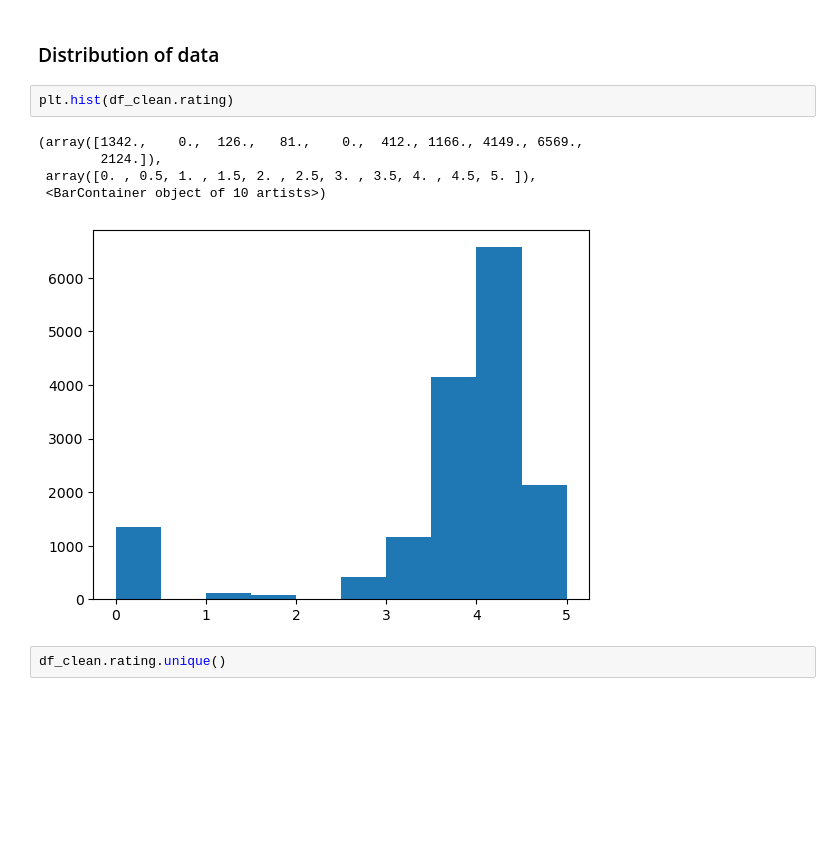
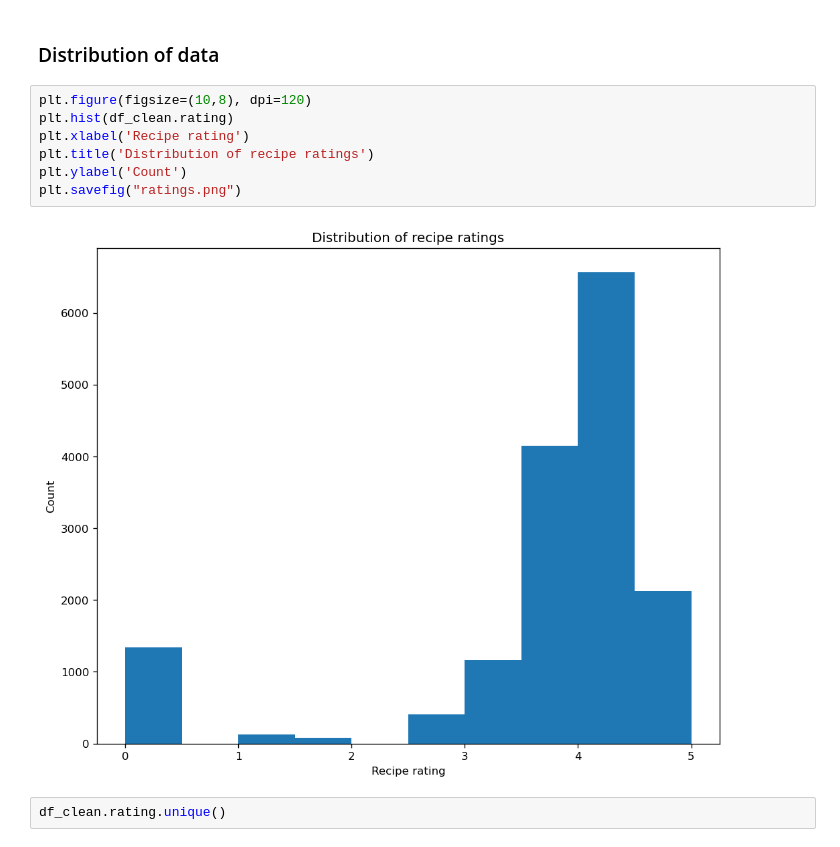
Before and after one commit to lalanamika/capstone-anamika, a Jupyter notebook: notebooks/01-EDA-2-Epicurious-Recipes-With-Rating.ipynb, the cells around one changed output. Cells and saved outputs as stored; diff of their text form; blank space fills up the shorter version.

```diff
--- a/notebooks/01-EDA-2-Epicurious-Recipes-With-Rating.ipynb
+++ b/notebooks/01-EDA-2-Epicurious-Recipes-With-Rating.ipynb
@@ -222,13 +224,14 @@ memory usage: 1.5+ MB
 # %% [markdown]
 ### Distribution of data
 # %%
+plt.figure(figsize=(10,8), dpi=120)
 plt.hist(df_clean.rating)
+plt.xlabel('Recipe rating')
+plt.title('Distribution of recipe ratings')
+plt.ylabel('Count')
+plt.savefig("ratings.png")
 # %% [output]
-(array([1342.,    0.,  126.,   81.,    0.,  412., 1166., 4149., 6569.,
-        2124.]),
- array([0. , 0.5, 1. , 1.5, 2. , 2.5, 3. , 3.5, 4. , 4.5, 5. ]),
- <BarContainer object of 10 artists>)
-[figure, old version]
+[figure, new version]
 # %%
 df_clean.rating.unique()
 # %% [output]
```
Also changed, not shown: parts of 14 cells of this notebook.
